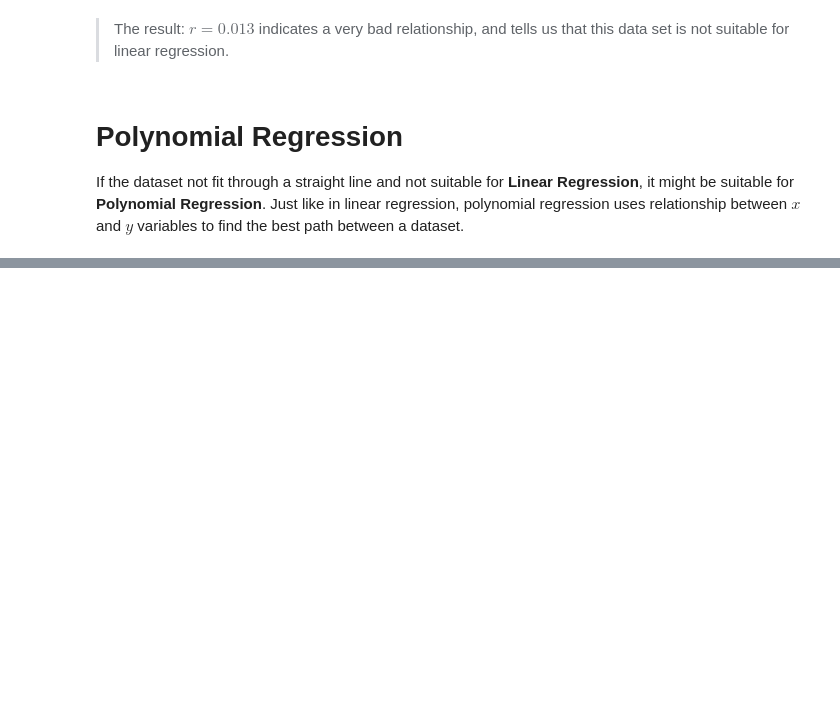
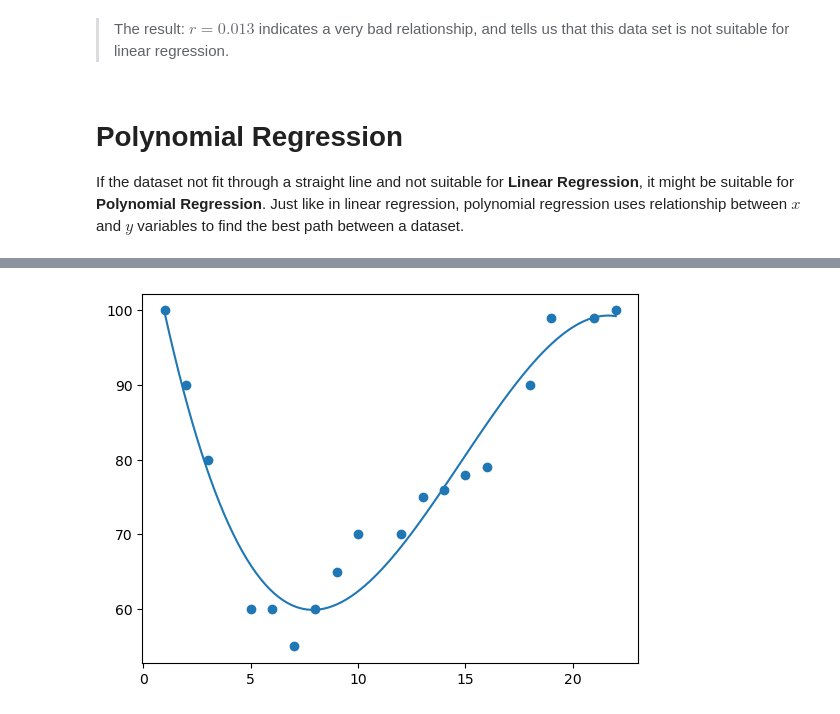
Before and after one commit to sachithdickwella/math-tutorial-repo, a Jupyter notebook: src/notebooks/3.regression.ipynb, the cells around one changed output, grey strips where cells are left out. Cells and saved outputs as stored; diff of their text form; code cells hidden in the pictures; blank space fills up the shorter version.

```diff
--- a/src/notebooks/3.regression.ipynb
+++ b/src/notebooks/3.regression.ipynb
@@ -135,0 +151,10 @@ If the dataset not fit through a straight line and not suitable for **Linear Reg
+# %%
+model = np.poly1d(np.polyfit(hour, speed, 3))
+# %%
+line = np.linspace(1, 22, 100)
+# %%
+plt.scatter(hour, speed)
+plt.plot(line, model(line))
+plt.show()
+# %% [output]
+[figure, added]
```
Also changed, not shown: parts of 48 cells of this notebook, 1 other file.
